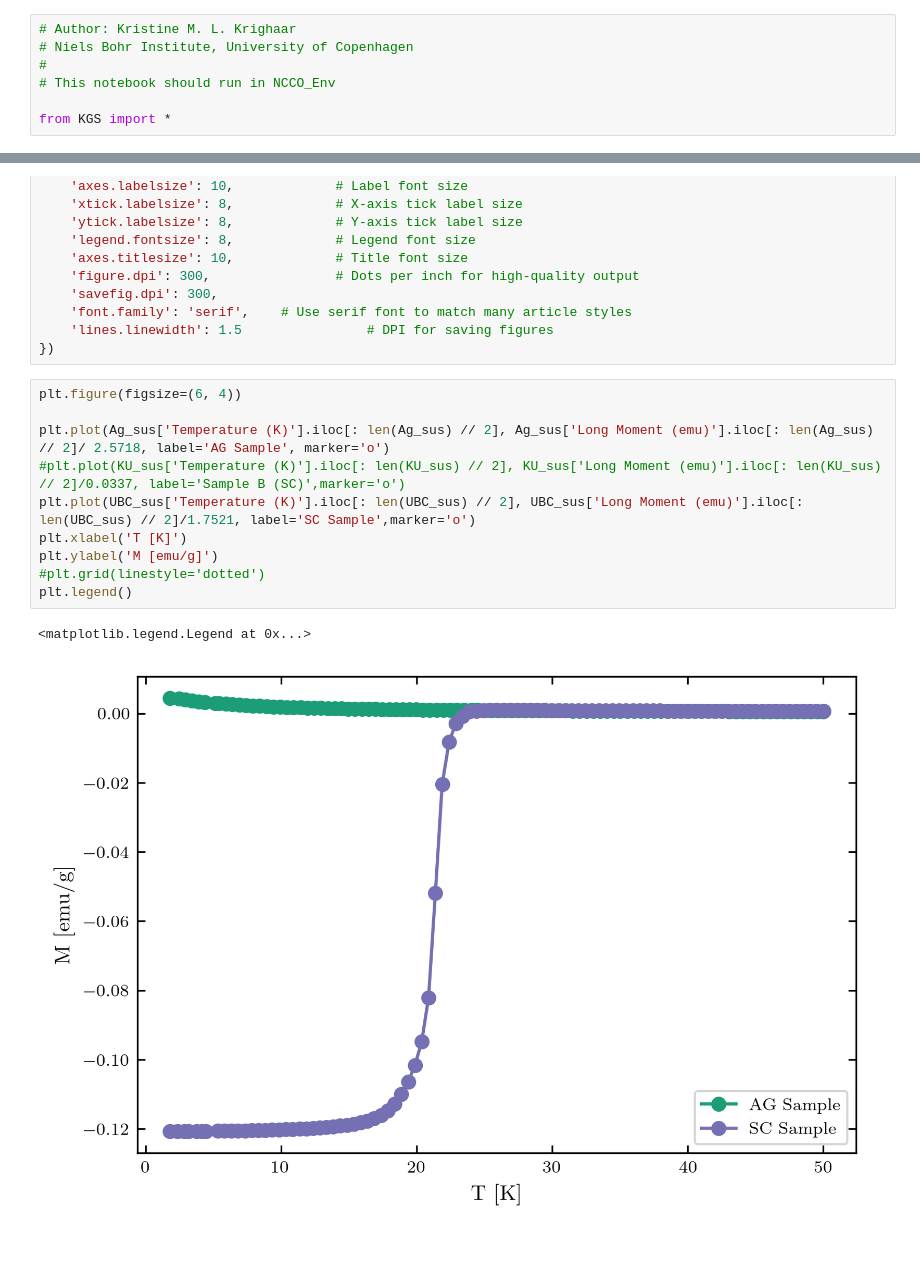
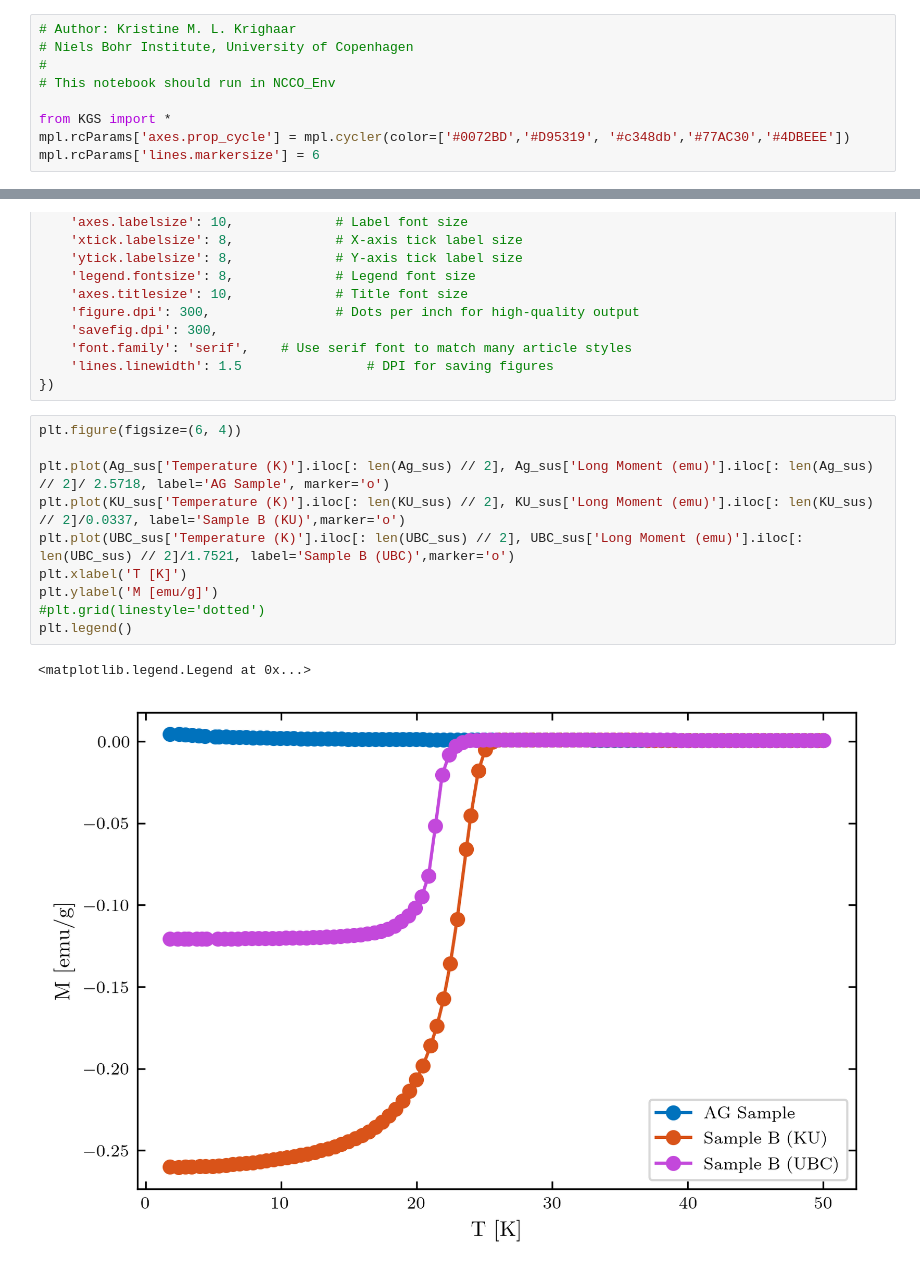
Before and after one commit to NBI-Magnetism-Group/NCCO_Analysis_Code_2026, a Jupyter notebook: SQUID_analysis.ipynb, the cells around one changed output, grey strips where cells are left out. Cells and saved outputs as stored; diff of their text form.

```diff
--- a/SQUID_analysis.ipynb
+++ b/SQUID_analysis.ipynb
@@ -5,6 +5,8 @@
 # This notebook should run in NCCO_Env
 
 from KGS import *
+mpl.rcParams['axes.prop_cycle'] = mpl.cycler(color=['#0072BD','#D95319', '#c348db','#77AC30','#4DBEEE'])
+mpl.rcParams['lines.markersize'] = 6
 # %% [markdown]
 # Suseptibility Raw data
 # %%
@@ -48,13 +50,13 @@ plt.rcParams.update({
 # %%
 plt.figure(figsize=(6, 4))
 
 plt.plot(Ag_sus['Temperature (K)'].iloc[: len(Ag_sus) // 2], Ag_sus['Long Moment (emu)'].iloc[: len(Ag_sus) // 2]/ 2.5718, label='AG Sample', marker='o')
-#plt.plot(KU_sus['Temperature (K)'].iloc[: len(KU_sus) // 2], KU_sus['Long Moment (emu)'].iloc[: len(KU_sus) // 2]/0.0337, label='Sample B (SC)',marker='o')
-plt.plot(UBC_sus['Temperature (K)'].iloc[: len(UBC_sus) // 2], UBC_sus['Long Moment (emu)'].iloc[: len(UBC_sus) // 2]/1.7521, label='SC Sample',marker='o')
+plt.plot(KU_sus['Temperature (K)'].iloc[: len(KU_sus) // 2], KU_sus['Long Moment (emu)'].iloc[: len(KU_sus) // 2]/0.0337, label='Sample B (KU)',marker='o')
+plt.plot(UBC_sus['Temperature (K)'].iloc[: len(UBC_sus) // 2], UBC_sus['Long Moment (emu)'].iloc[: len(UBC_sus) // 2]/1.7521, label='Sample B (UBC)',marker='o')
 plt.xlabel('T [K]')
 plt.ylabel('M [emu/g]')
 #plt.grid(linestyle='dotted')
 plt.legend()
 # %% [output]
 <matplotlib.legend.Legend at 0x...>
-[figure, old version]
+[figure, new version]
```
Also changed, not shown: parts of 16 cells of this notebook, 8 other files.
